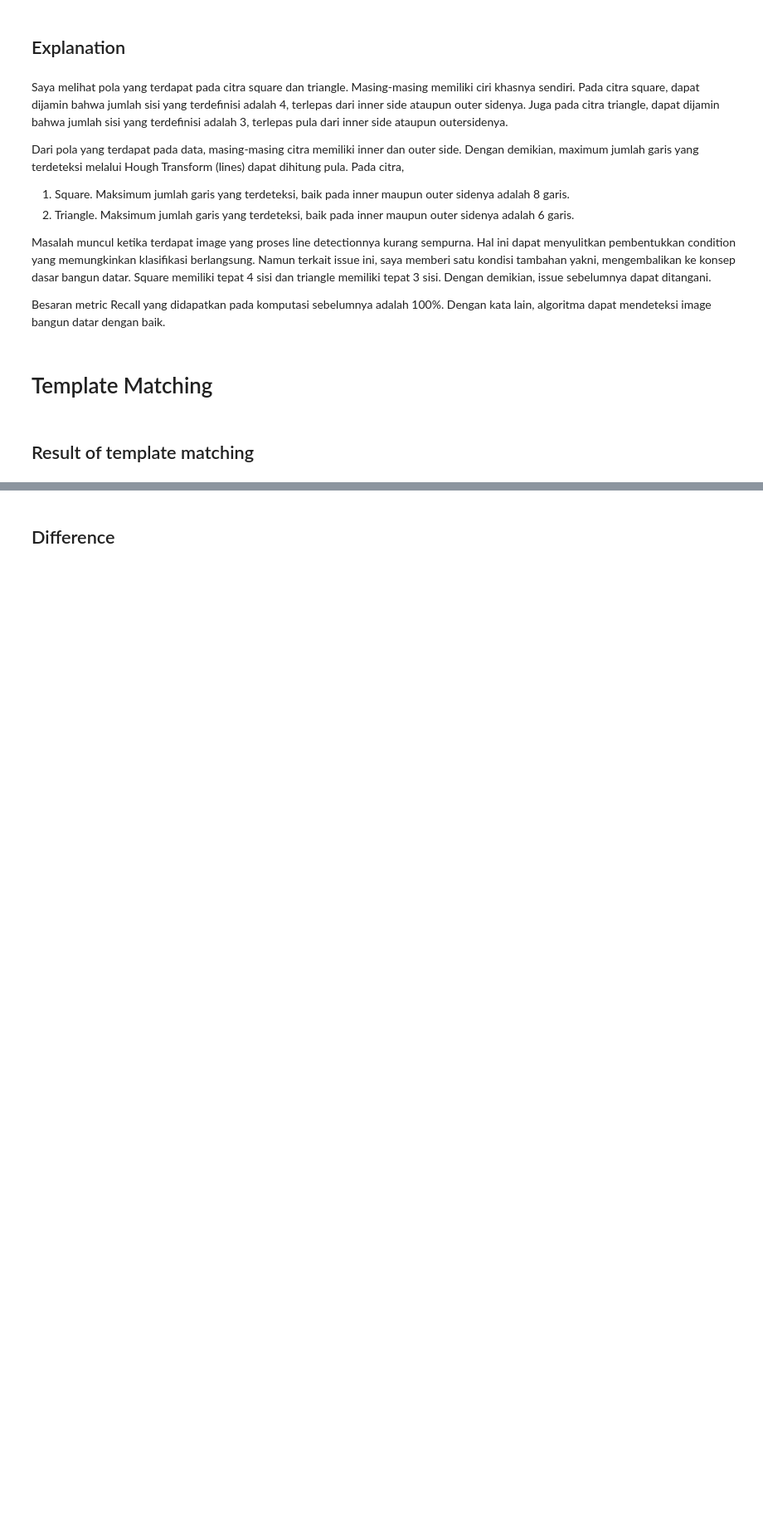
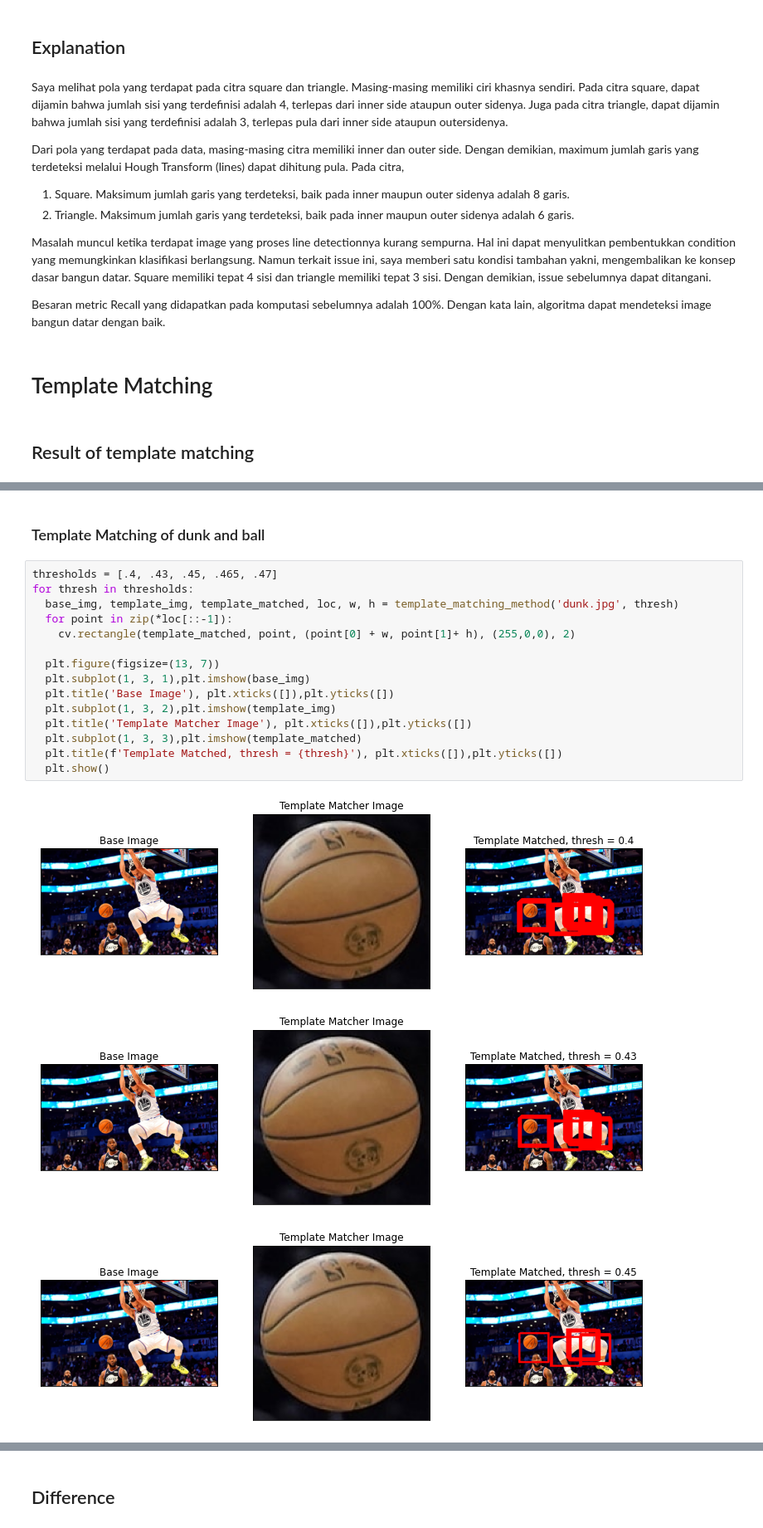
Before and after one commit to faisaladisoe/image-processing-lab, a Jupyter notebook: Lab 6/source code/Lab6_1906293184_MuhammadFaisalAdiSoesatyo.ipynb, the cells around one changed output, grey strips where cells are left out. Shown at 83% size. Drawn from its saved outputs; the diff is of its cells as text; blank space fills up the shorter version.

```diff
--- a/Lab 6/source code/Lab6_1906293184_MuhammadFaisalAdiSoesatyo.ipynb
+++ b/Lab 6/source code/Lab6_1906293184_MuhammadFaisalAdiSoesatyo.ipynb
@@ -188,0 +236,21 @@ Besaran metric Recall yang didapatkan pada komputasi sebelumnya adalah 100%. Den
+# %% [markdown]
+### Template Matching of dunk and ball
+# %%
+thresholds = [.4, .43, .45, .465, .47]
+for thresh in thresholds:
+  base_img, template_img, template_matched, loc, w, h = template_matching_method('dunk.jpg', thresh)
+  for point in zip(*loc[::-1]):
+    cv.rectangle(template_matched, point, (point[0] + w, point[1]+ h), (255,0,0), 2)
+
+  plt.figure(figsize=(13, 7))
+  plt.subplot(1, 3, 1),plt.imshow(base_img)
+  plt.title('Base Image'), plt.xticks([]),plt.yticks([])
+  plt.subplot(1, 3, 2),plt.imshow(template_img)
+  plt.title('Template Matcher Image'), plt.xticks([]),plt.yticks([])
+  plt.subplot(1, 3, 3),plt.imshow(template_matched)
+  plt.title(f'Template Matched, thresh = {thresh}'), plt.xticks([]),plt.yticks([])
+  plt.show()
+# %% [output]
+[figure, added]
+[figure, added]
+[figure, added]
```
Also changed, not shown: parts of 9 cells of this notebook.
